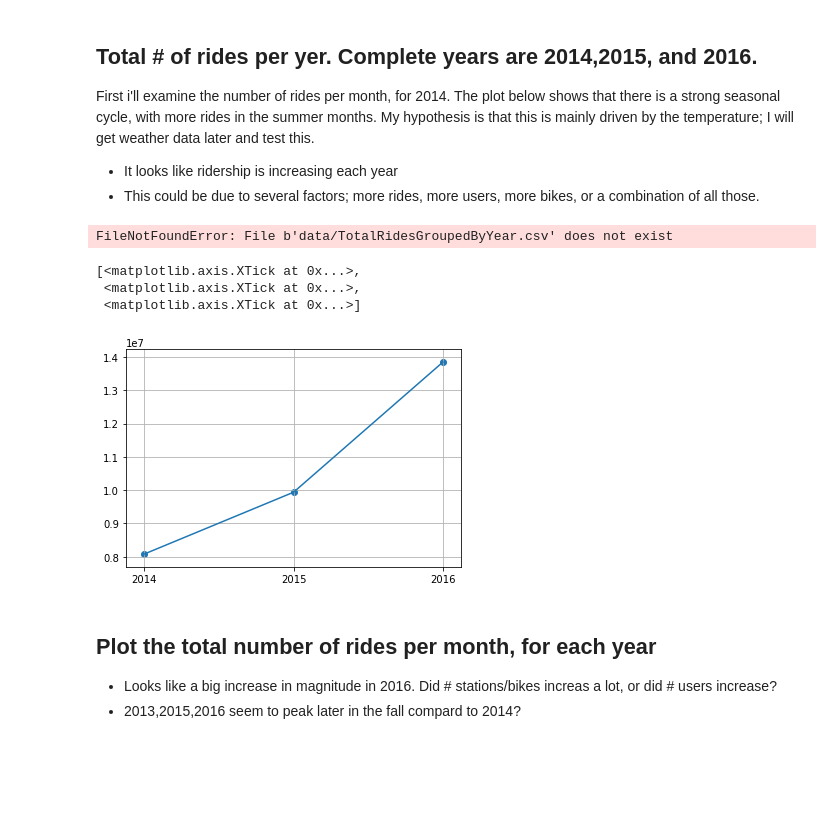
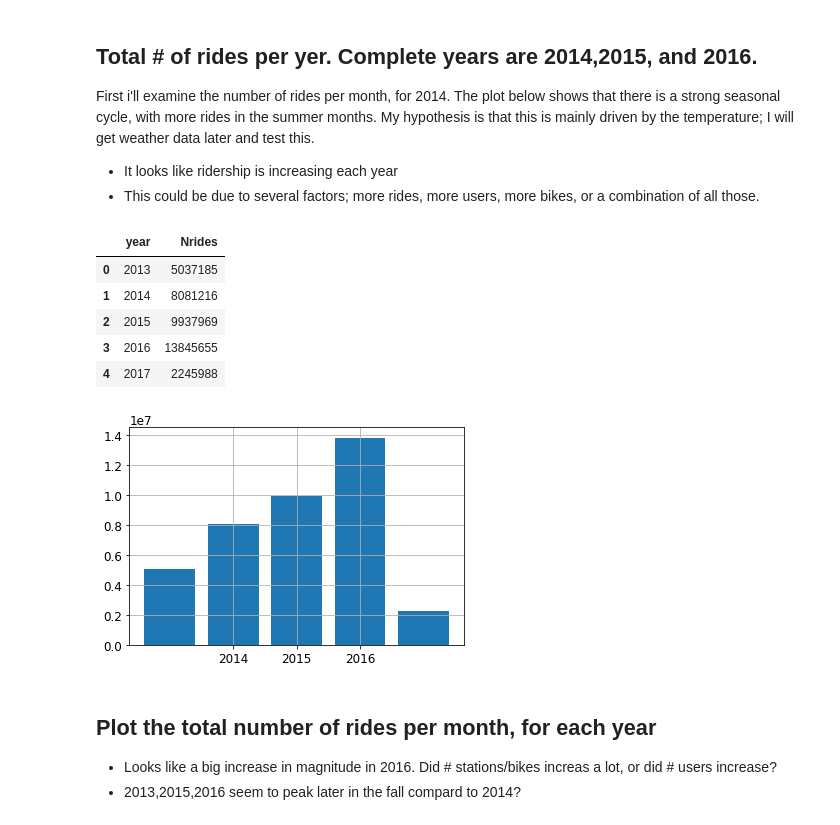
Before and after one commit to andypicke/NYC_citibike, a Jupyter notebook: citibike_EDA.ipynb, the cells around one changed output. Saved outputs shown, nothing was run; the diff lists cells and outputs as text; code cells hidden in the pictures; blank space fills up the shorter version.

```diff
--- a/citibike_EDA.ipynb
+++ b/citibike_EDA.ipynb
@@ -38,21 +38,23 @@ First i'll examine the number of rides per month, for 2014. The plot below shows
 # %%
 # rides per year - is there a trend in ridership?
 #df = pd.read_sql_query("SELECT year,count(*) as num_rides FROM rides WHERE year IN (2014,2015,2016) GROUP BY year",con)
-df = pd.read_csv('data/TotalRidesGroupedByYear.csv')
-df
+df_year = pd.read_csv('data/TotalRidesGroupedByYear.csv')
+df_year.head()
 # %% [output]
-FileNotFoundError: File b'data/TotalRidesGroupedByYear.csv' does not exist
+|  | year | Nrides |
+| 0 | 2013 | 5037185 |
+| 1 | 2014 | 8081216 |
+| 2 | 2015 | 9937969 |
+| 3 | 2016 | 13845655 |
+| 4 | 2017 | 2245988 |
 # %%
 df.year = df.year.astype('int')
-plt.plot(df.year,df.num_rides)
-plt.scatter(df.year,df.num_rides)
+plt.bar(df.year,df.Nrides)
+#plt.scatter(df.year,df.Nrides)
 plt.grid();
 plt.gca().set_xticks([2014,2015,2016]);
 # %% [output]
-[<matplotlib.axis.XTick at 0x...>,
- <matplotlib.axis.XTick at 0x...>,
- <matplotlib.axis.XTick at 0x...>]
-[figure, old version]
+[figure, new version]
 # %% [markdown]
 ## Plot the total number of rides per month, for each year
 - Looks like a big increase in magnitude in 2016. Did # stations/bikes increas a lot, or did # users increase?
```
Also changed, not shown: parts of 1 cell of this notebook, 6 other files.
